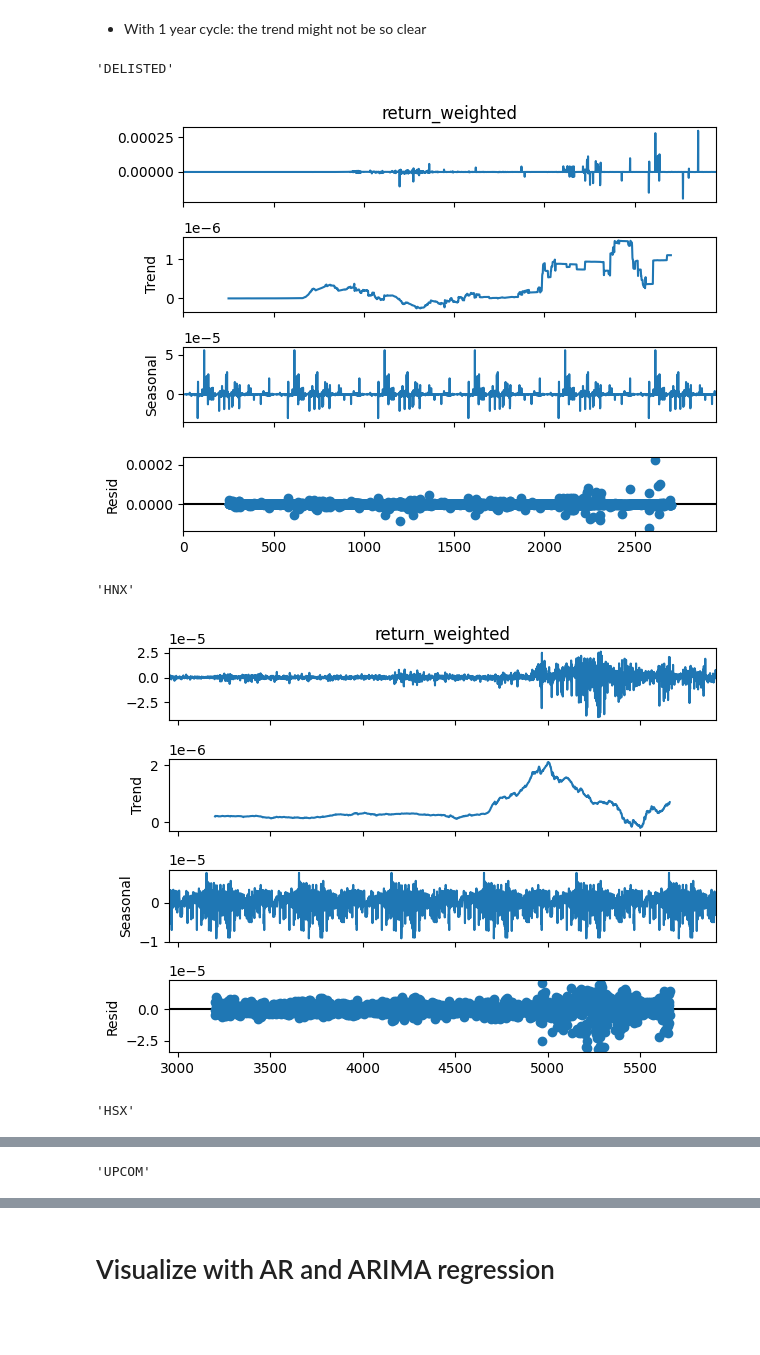
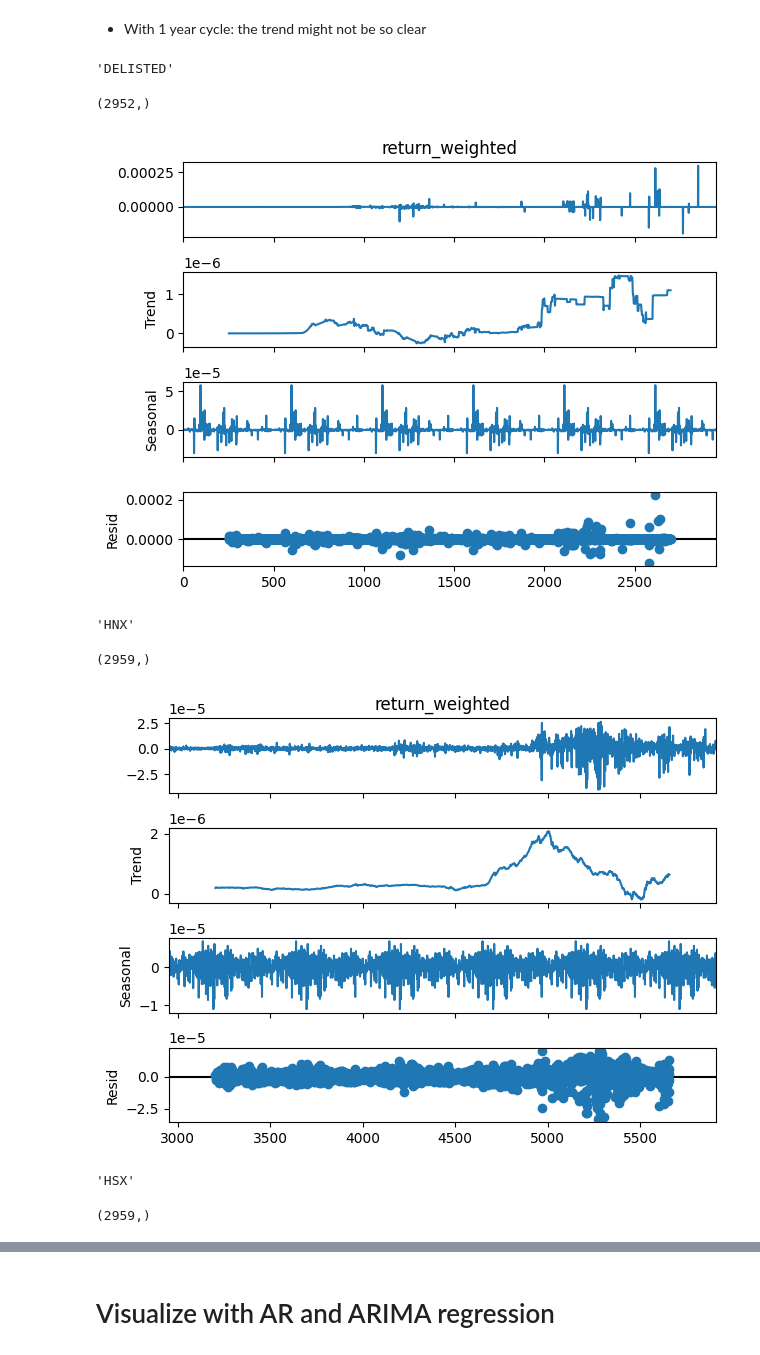
Before and after one commit to nguyentanquocbao/stock_quant, a Jupyter notebook: market_analysis.ipynb, the cells around one changed output, grey strips where cells are left out. Drawn from its saved outputs; the diff is of its cells as text; code cells hidden in the pictures; blank space fills up the shorter version.

```diff
--- a/market_analysis.ipynb
+++ b/market_analysis.ipynb
@@ -74,11 +78,23 @@ Judgment: The series is likely stationary (Fail to reject null hypothesis).
 from statsmodels.tsa.seasonal import seasonal_decompose
 import matplotlib.pyplot as plt
 
+period = 2
 for i in market["exchange"].unique():
-    temp = market[market["exchange"] == i]["return_weighted"]
-    i
-    result = seasonal_decompose(temp, model="additive", period=1000)
-    result.plot()
-    plt.close()
+    try:
+        temp = market[market["exchange"] == i]["return_weighted"]
+        i
+        temp.shape
+        result = seasonal_decompose(
+            temp, model="additive", period=period * 252 * 2
+        )
+        result.plot()
+        plt.close()
+    except ValueError:
+        print("plot 1 year cycles")
+        result = seasonal_decompose(
+            temp, model="additive", period=period * 252
+        )
+        result.plot()
+        plt.close()
 # %% [output]
 'DELISTED'
@@ -94,16 +115,31 @@ for i in market["exchange"].unique():
 # %%
 from statsmodels.tsa.seasonal import seasonal_decompose
 import matplotlib.pyplot as plt
 
+period = 1
 for i in market["exchange"].unique():
-    temp = market[market["exchange"] == i]["return_weighted"]
-    i
-    result = seasonal_decompose(temp, model="additive", period=500)
-    result.plot()
-    plt.close()
+    try:
+        temp = market[market["exchange"] == i]["return_weighted"]
+        i
+        temp.shape
+        result = seasonal_decompose(
+            temp, model="additive", period=period * 252 * 2
+        )
+        result.plot()
+        plt.close()
+    except ValueError:
+        print("plot 1 year cycles")
+        result = seasonal_decompose(
+            temp, model="additive", period=period * 252
+        )
+        result.plot()
+        plt.close()
 # %% [output]
 'DELISTED'
+(2952,)
-[figure, old version]
+[figure, new version]
-'HNX'
+'HNX'
+(2959,)
-[figure, old version]
+[figure, new version]
-'HSX'
+'HSX'
+(2959,)
@@ -111 +146,0 @@ for i in market["exchange"].unique():
-'UPCOM'
```
Also changed, not shown: parts of 8 cells of this notebook, 3 other files.
